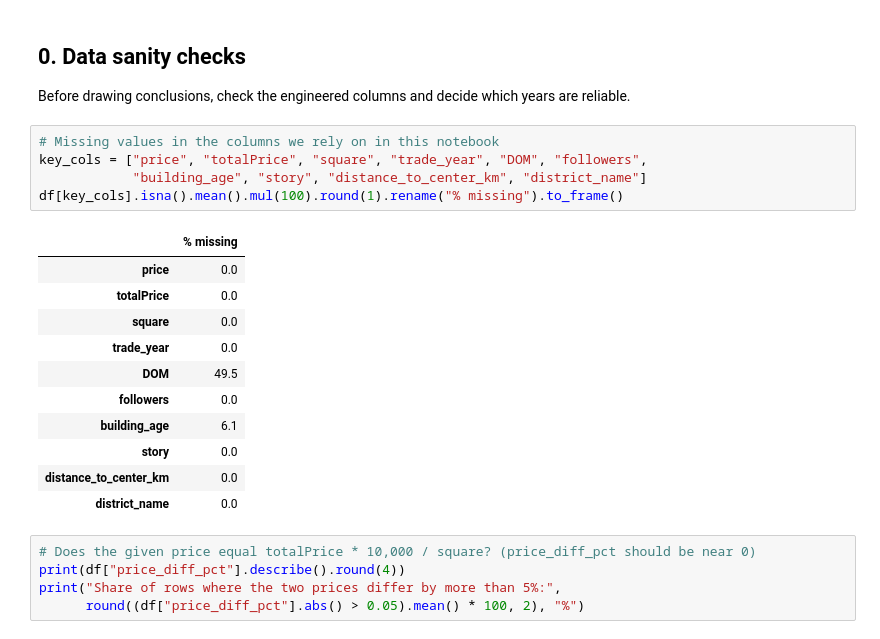
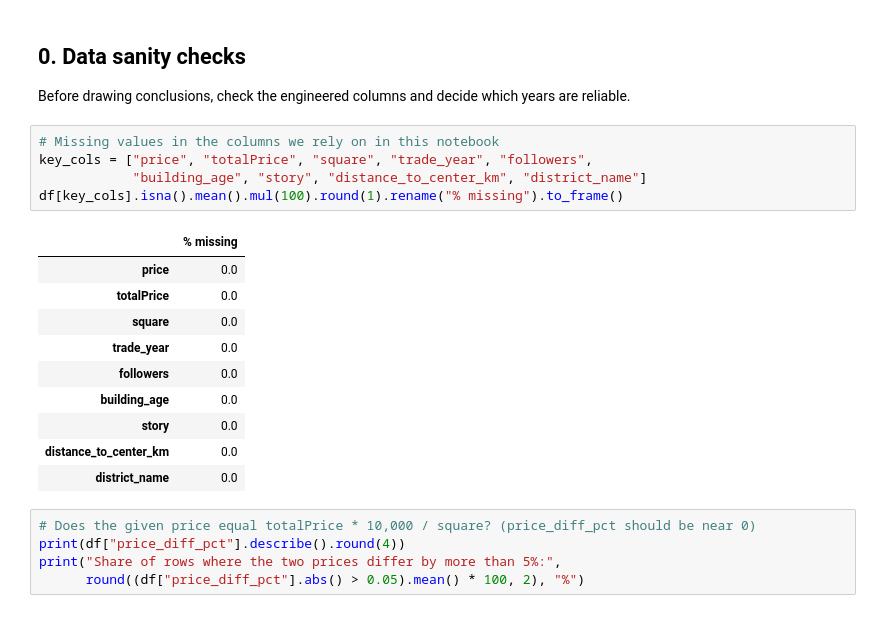
Before and after one commit to zhenhao14/Beijing-Housing-Prices, a Jupyter notebook: src/data/eda_3.ipynb, the cells around one changed output. Drawn from its saved outputs; the diff is of its cells as text.

```diff
--- a/src/data/eda_3.ipynb
+++ b/src/data/eda_3.ipynb
@@ -67,18 +66,17 @@ ZONE_COLORS = dict(zip(ZONE_ORDER, ["#1f4e79", "#2e86c1", "#85c1e9"]))
 Before drawing conclusions, check the engineered columns and decide which years are reliable.
 # %%
 # Missing values in the columns we rely on in this notebook
-key_cols = ["price", "totalPrice", "square", "trade_year", "DOM", "followers",
+key_cols = ["price", "totalPrice", "square", "trade_year", "followers",
             "building_age", "story", "distance_to_center_km", "district_name"]
 df[key_cols].isna().mean().mul(100).round(1).rename("% missing").to_frame()
 # %% [output]
 |  | % missing |
 | price | 0.0 |
 | totalPrice | 0.0 |
 | square | 0.0 |
 | trade_year | 0.0 |
-| DOM | 49.5 |
 | followers | 0.0 |
-| building_age | 6.1 |
+| building_age | 0.0 |
 | story | 0.0 |
 | distance_to_center_km | 0.0 |
 | district_name | 0.0 |
```
Also changed, not shown: parts of 1 cell of this notebook, 2 other files.
